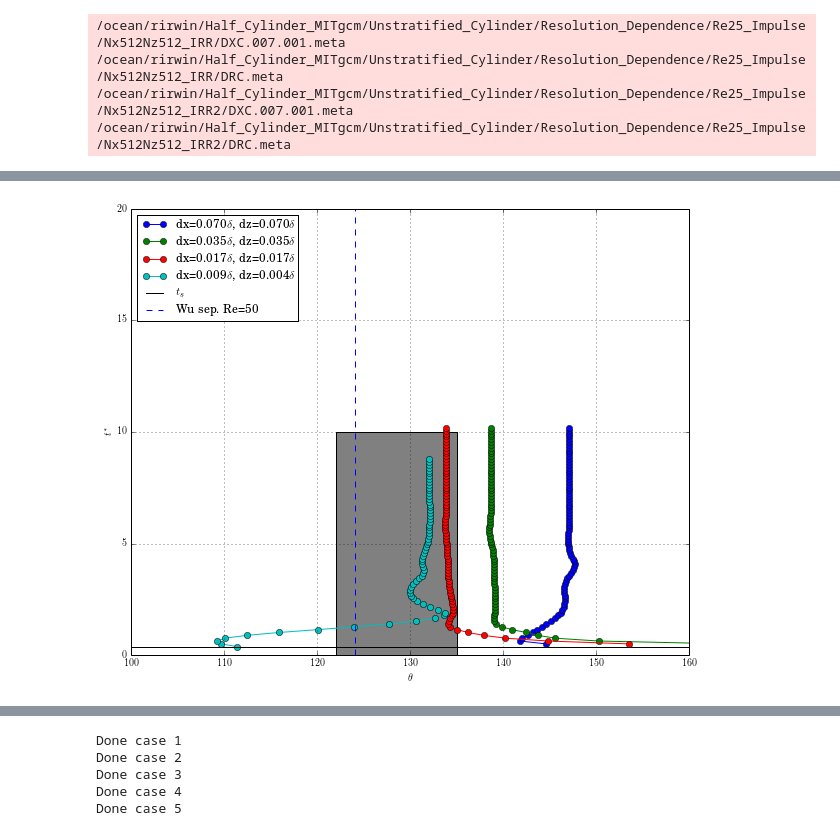
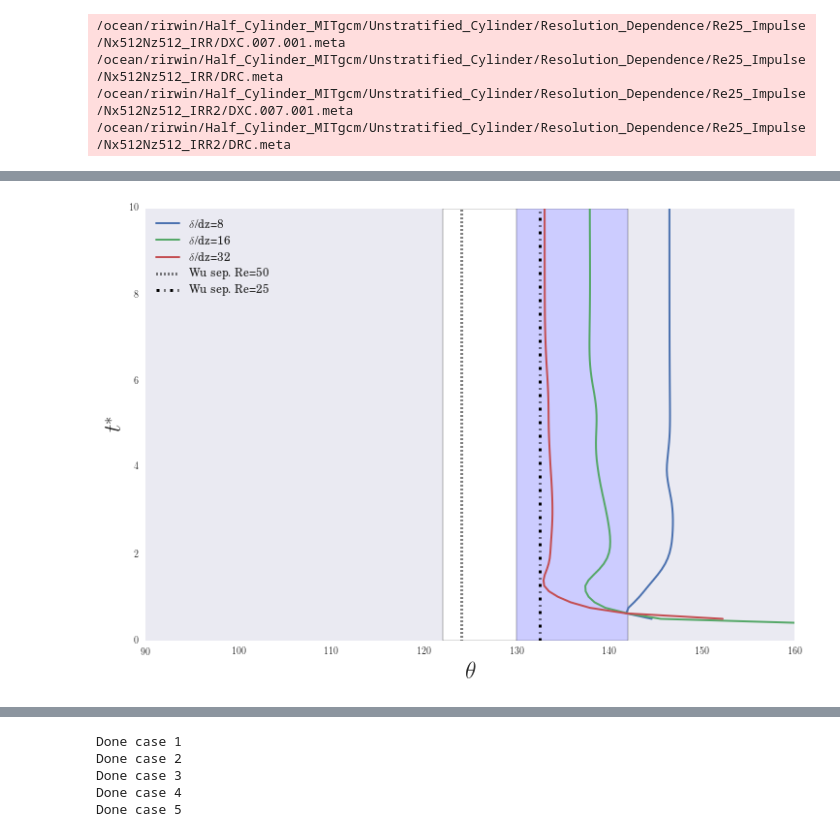
Before and after one commit to UBC-MOAD/flow_separation, a Jupyter notebook: half_cylinder_notebooks/feb2.ipynb, the cells around one changed output, grey strips where cells are left out. Drawn from its saved outputs; the diff is of its cells as text; code cells hidden in the pictures.

```diff
--- a/half_cylinder_notebooks/feb2.ipynb
+++ b/half_cylinder_notebooks/feb2.ipynb
@@ -50,29 +53,24 @@ max_out.append(2760000)
 #max_out.append(160000)
 
 delta = np.sqrt(2e-5/0.01)
+delta = 0.025
 
-id_str.append("dx={:1.3f}".format(0.4/128/delta)+'$\delta$, '+"dz={:1.3f}".format(0.4/128/delta)+'$\delta$')
-id_str.append("dx={:1.3f}".format(0.4/256/delta)+'$\delta$, '+"dz={:1.3f}".format(0.4/256/delta)+'$\delta$')
-id_str.append("dx={:1.3f}".format(0.4/512/delta)+'$\delta$, '+"dz={:1.3f}".format(0.4/512/delta)+'$\delta$')
 DXC_irr = rdmds('/ocean/rirwin/Half_Cylinder_MITgcm/Unstratified_Cylinder/Resolution_Dependence/Re25_Impulse/Nx512Nz512_IRR/DXC')
 DRC_irr = rdmds('/ocean/rirwin/Half_Cylinder_MITgcm/Unstratified_Cylinder/Resolution_Dependence/Re25_Impulse/Nx512Nz512_IRR/DRC')
 dxmin = np.min(np.min(DXC_irr))
 dzmin = np.min(np.min(DRC_irr))
-id_str.append("dx={:1.3f}".format(dxmin/delta)+'$\delta$, '+"dz={:1.3f}".format(dzmin/delta)+'$\delta$')
 DXC_irr2 = rdmds('/ocean/rirwin/Half_Cylinder_MITgcm/Unstratified_Cylinder/Resolution_Dependence/Re25_Impulse/Nx512Nz512_IRR2/DXC')
 DRC_irr2 = rdmds('/ocean/rirwin/Half_Cylinder_MITgcm/Unstratified_Cylinder/Resolution_Dependence/Re25_Impulse/Nx512Nz512_IRR2/DRC')
 dxmin2 = np.min(np.min(DXC_irr2))
 dzmin2 = np.min(np.min(DRC_irr2))
 
-dx_vals = np.array([0.4/128,0.4/256,0.4/512,dxmin])/delta
-dz_vals = np.array([0.4/128,0.4/256,0.4/512,dzmin])/delta
+dx_vals = np.array([0.4/128,0.4/256,0.4/512,dxmin])
+dz_vals = np.array([0.4/128,0.4/256,0.4/512,dzmin])
 
-#id_str.append("dx={:1.3f}".format(0.4/1024/delta)+'$\delta$, '+"dz={:1.3f}".format(0.4/1024/delta)+'$\delta$')
-#id_str.append('Re25.128x128')
-#id_str.append('Re25.256x128')
-#id_str.append('Re25.256x256')
-#id_str.append('Re25.512x256')
-#id_str.append('Re25.512x512')
+id_str.append(r"$\delta$/dz={:1.0f}".format(np.floor(delta/np.sqrt((0.4/128)**2))))
+id_str.append(r"$\delta$/dz={:1.0f}".format(np.floor(delta/np.sqrt((0.4/256)**2))))
+id_str.append(r"$\delta$/dz={:1.0f}".format(np.floor(delta/np.sqrt((0.4/512)**2))))
+id_str.append(r"$\delta$/dz={:1.0f}".format(np.floor(delta/np.sqrt(dzmin**2))))
 # %% [output]
 /ocean/rirwin/Half_Cylinder_MITgcm/Unstratified_Cylinder/Resolution_Dependence/Re25_Impulse/Nx512Nz512_IRR/DXC.007.001.meta
 /ocean/rirwin/Half_Cylinder_MITgcm/Unstratified_Cylinder/Resolution_Dependence/Re25_Impulse/Nx512Nz512_IRR/DRC.meta
@@ -97,32 +94,36 @@ Done case 3.
 # %%
-pylab.rcParams['figure.figsize'] = (10.0, 8.0)
+pylab.rcParams['figure.figsize'] = (12.0, 8.0)
 
 plt.figure()
+
+cols = [[.3,.3,.9],[.9,.3,.3],[.3,.9,.3],[.6,.6,.3]]
 
 fin_sep = []
 for ii in range(0,NCASES):
     sep_pts = all_sep_pts[ii]
     tt = []
     sep = []
     for jj in sep_pts:
         tt.append((jj[0]/dout[ii])/(np.pi*0.025/0.01))
         sep.append(jj[1])
     fin_sep.append(sep[-1])
-    plt.plot(sep,tt,'-o',label=id_str[ii])
+    plt.plot(sep,tt,'-',label=id_str[ii],linewidth=2)
 
-plt.xlim((100,160))
-#plt.ylim((0,10))
-plt.plot([100,180],[0.35,0.35],'-k',label=r'$t_s$')
+plt.xlim((90,160))
+plt.ylim((0,10))
+#plt.plot([100,180],[0.35,0.35],'-k',label=r'$t_s$')
 #plt.plot([104.5,104.5],[0,20],'--k',label=r'Blasius sep.')
-plt.fill_betweenx([0,10],122,135,facecolor='gray',label='Wu region')
-plt.plot([124,124],[0,20],'--b',label=r'Wu sep. Re=50')
+plt.fill_betweenx([0,10],122,135,facecolor=[1,1,1],label='Wu region')
+plt.plot([124,124],[0,20],':',label=r'Wu sep. Re=50',linewidth=3,color='k')
+plt.plot([132.53999999999999,132.53999999999999],[0,20],'-.',label=r'Wu sep. Re=25',linewidth=3,color='k')
+plt.fill_betweenx([0,10],130,142,facecolor=[.8,.8,1],label='Wu region, Re=25')
 #plt.plot([135,135],[0,20],'--g',label=r'Wu sep. Re=50')
-plt.legend(loc=2)
+plt.legend(loc=2,fontsize=12)
 plt.grid()
-plt.ylabel(r'$t^*$')
-plt.xlabel(r'$\theta$')
+plt.ylabel(r'$t^*$',fontsize=24)
+plt.xlabel(r'$\theta$',fontsize=24)
 plt.show()
 # %% [output]
-[figure, old version]
+[figure, new version]
 # %%
 plt.figure(figsize=(12,9))
```
Also changed, not shown: parts of 9 cells of this notebook, 3 other files.
